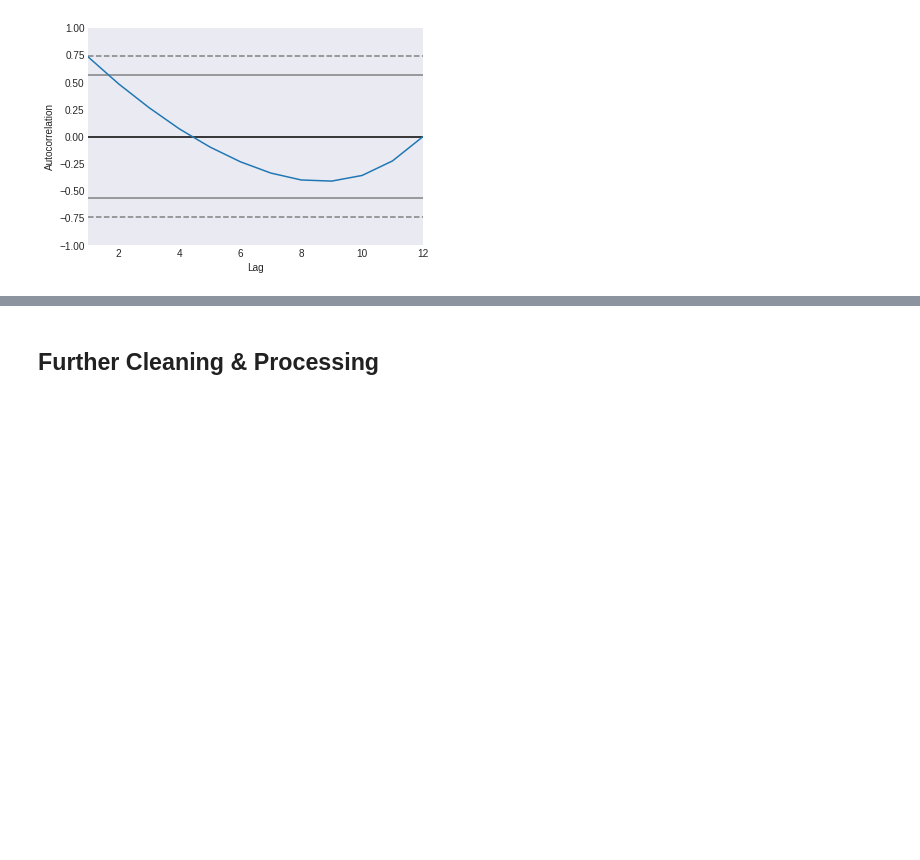
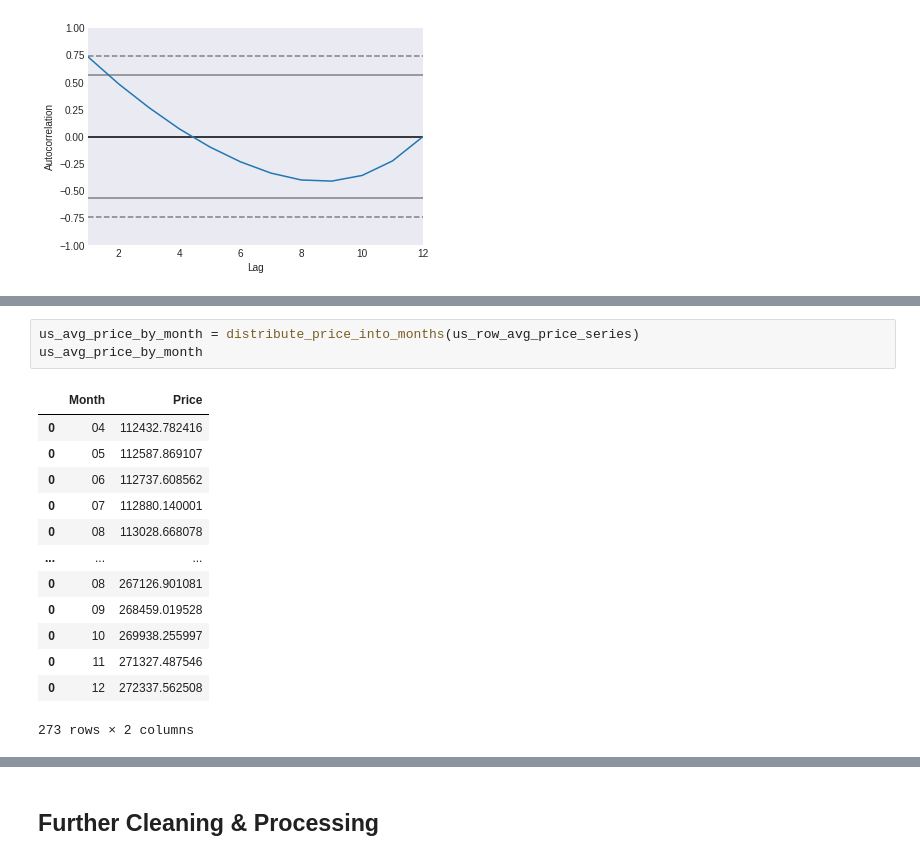
Before and after one commit to psylanrex/notebooks, a Jupyter notebook: re_main.ipynb, the cells around one changed output, grey strips where cells are left out. Drawn from its saved outputs; the diff is of its cells as text; blank space fills up the shorter version.

```diff
--- a/re_main.ipynb
+++ b/re_main.ipynb
@@ -480,0 +533,17 @@ pd.plotting.autocorrelation_plot(us_avg_price_timeframe.loc['2018'])
+# %%
+us_avg_price_by_month = distribute_price_into_months(us_row_avg_price_series)
+us_avg_price_by_month
+# %% [output]
+|  | Month | Price |
+| 0 | 04 | 112432.782416 |
+| 0 | 05 | 112587.869107 |
+| 0 | 06 | 112737.608562 |
+| 0 | 07 | 112880.140001 |
+| 0 | 08 | 113028.668078 |
+| ... | ... | ... |
+| 0 | 08 | 267126.901081 |
+| 0 | 09 | 268459.019528 |
+| 0 | 10 | 269938.255997 |
+| 0 | 11 | 271327.487546 |
+| 0 | 12 | 272337.562508 |
+273 rows × 2 columns
```
Also changed, not shown: parts of 5 cells of this notebook.
